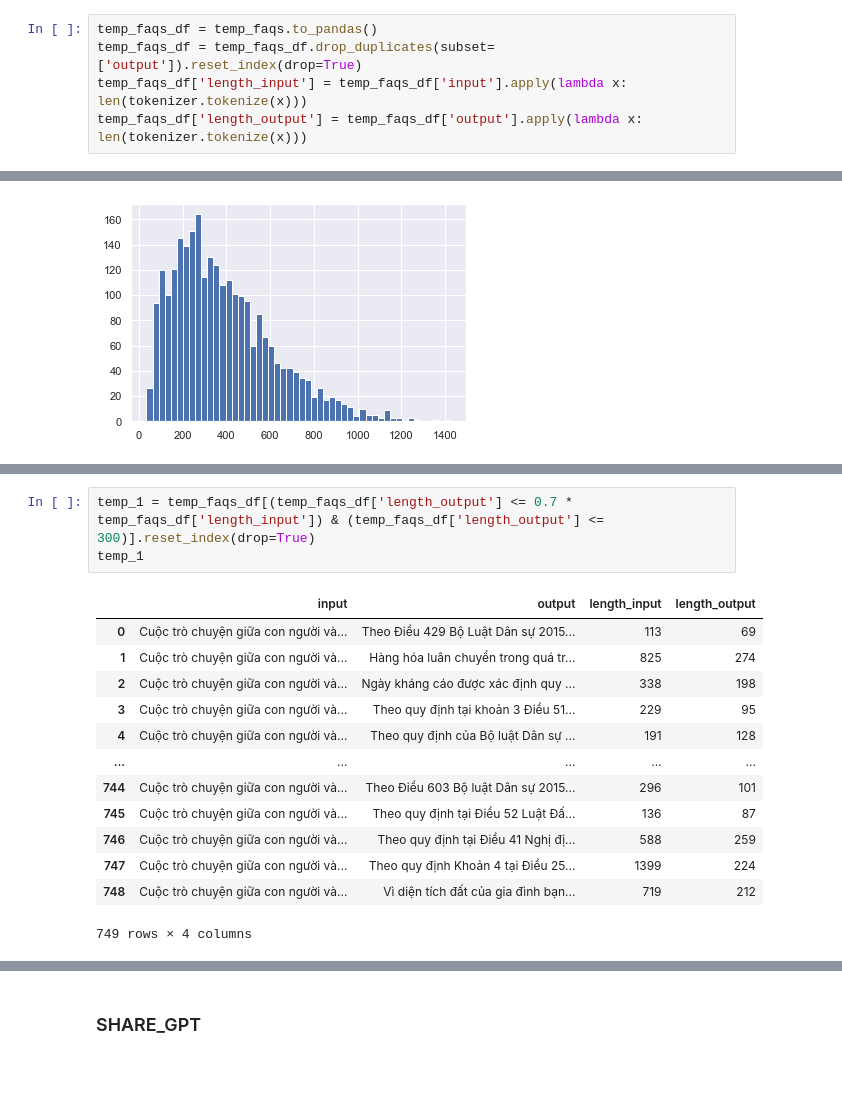
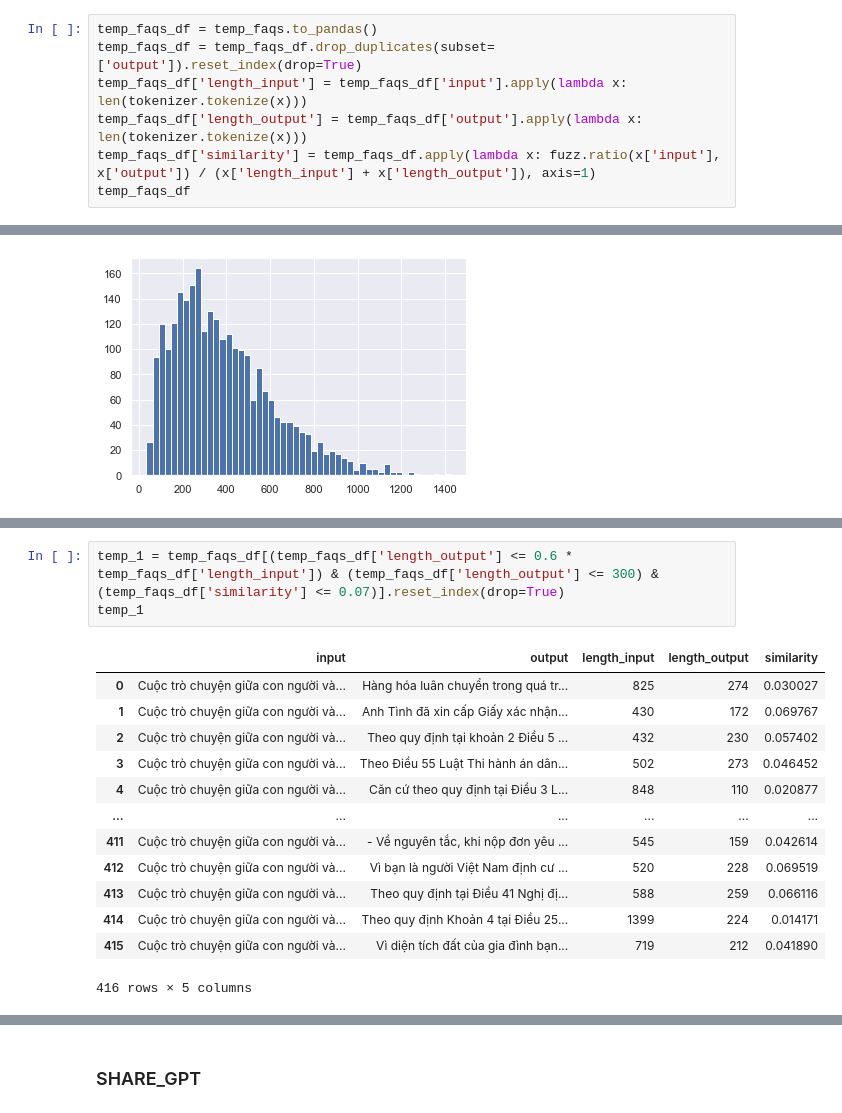
Before and after one commit to HoangHoang1408/viettel_phase_2, a Jupyter notebook: code/ipynb_files/check_data/checkdata2.ipynb, the cells around one changed output, grey strips where cells are left out. Cells and saved outputs as stored; diff of their text form; blank space fills up the shorter version.

```diff
--- a/code/ipynb_files/check_data/checkdata2.ipynb
+++ b/code/ipynb_files/check_data/checkdata2.ipynb
@@ -102,3 +101,5 @@ temp_faqs_df = temp_faqs.to_pandas()
 temp_faqs_df = temp_faqs_df.drop_duplicates(subset=['output']).reset_index(drop=True)
 temp_faqs_df['length_input'] = temp_faqs_df['input'].apply(lambda x: len(tokenizer.tokenize(x)))
 temp_faqs_df['length_output'] = temp_faqs_df['output'].apply(lambda x: len(tokenizer.tokenize(x)))
+temp_faqs_df['similarity'] = temp_faqs_df.apply(lambda x: fuzz.ratio(x['input'], x['output']) / (x['length_input'] + x['length_output']), axis=1)
+temp_faqs_df
@@ -153,17 +135,17 @@ temp_faqs_df['length_output'].hist(bins=50)
 # %%
-temp_1 = temp_faqs_df[(temp_faqs_df['length_output'] <= 0.7 * temp_faqs_df['length_input']) & (temp_faqs_df['length_output'] <= 300)].reset_index(drop=True)
+temp_1 = temp_faqs_df[(temp_faqs_df['length_output'] <= 0.6 * temp_faqs_df['length_input']) & (temp_faqs_df['length_output'] <= 300) & (temp_faqs_df['similarity'] <= 0.07)].reset_index(drop=True)
 temp_1
 # %% [output]
-|  | input | output | length_input | length_output |
-| 0 | Cuộc trò chuyện giữa con người và... | Theo Điều 429 Bộ Luật Dân sự 2015... | 113 | 69 |
-| 1 | Cuộc trò chuyện giữa con người và... | Hàng hóa luân chuyển trong quá tr... | 825 | 274 |
-| 2 | Cuộc trò chuyện giữa con người và... | Ngày kháng cáo được xác định quy ... | 338 | 198 |
-| 3 | Cuộc trò chuyện giữa con người và... | Theo quy định tại khoản 3 Điều 51... | 229 | 95 |
-| 4 | Cuộc trò chuyện giữa con người và... | Theo quy định của Bộ luật Dân sự ... | 191 | 128 |
-| ... | ... | ... | ... | ... |
-| 744 | Cuộc trò chuyện giữa con người và... | Theo Điều 603 Bộ luật Dân sự 2015... | 296 | 101 |
-| 745 | Cuộc trò chuyện giữa con người và... | Theo quy định tại Điều 52 Luật Đấ... | 136 | 87 |
-| 746 | Cuộc trò chuyện giữa con người và... | Theo quy định tại Điều 41 Nghị đị... | 588 | 259 |
-| 747 | Cuộc trò chuyện giữa con người và... | Theo quy định Khoản 4 tại Điều 25... | 1399 | 224 |
-| 748 | Cuộc trò chuyện giữa con người và... | Vì diện tích đất của gia đình bạn... | 719 | 212 |
+|  | input | output | length_input | length_output | similarity |
+| 0 | Cuộc trò chuyện giữa con người và... | Hàng hóa luân chuyển trong quá tr... | 825 | 274 | 0.030027 |
+| 1 | Cuộc trò chuyện giữa con người và... | Anh Tình đã xin cấp Giấy xác nhận... | 430 | 172 | 0.069767 |
+| 2 | Cuộc trò chuyện giữa con người và... | Theo quy định tại khoản 2 Điều 5 ... | 432 | 230 | 0.057402 |
+| 3 | Cuộc trò chuyện giữa con người và... | Theo Điều 55 Luật Thi hành án dân... | 502 | 273 | 0.046452 |
+| 4 | Cuộc trò chuyện giữa con người và... | Căn cứ theo quy định tại Điều 3 L... | 848 | 110 | 0.020877 |
+| ... | ... | ... | ... | ... | ... |
+| 411 | Cuộc trò chuyện giữa con người và... | - Về nguyên tắc, khi nộp đơn yêu ... | 545 | 159 | 0.042614 |
+| 412 | Cuộc trò chuyện giữa con người và... | Vì bạn là người Việt Nam định cư ... | 520 | 228 | 0.069519 |
+| 413 | Cuộc trò chuyện giữa con người và... | Theo quy định tại Điều 41 Nghị đị... | 588 | 259 | 0.066116 |
+| 414 | Cuộc trò chuyện giữa con người và... | Theo quy định Khoản 4 tại Điều 25... | 1399 | 224 | 0.014171 |
+| 415 | Cuộc trò chuyện giữa con người và... | Vì diện tích đất của gia đình bạn... | 719 | 212 | 0.041890 |
-749 rows × 4 columns
+416 rows × 5 columns
```
Also changed, not shown: parts of 118 cells of this notebook, 4 other files.
